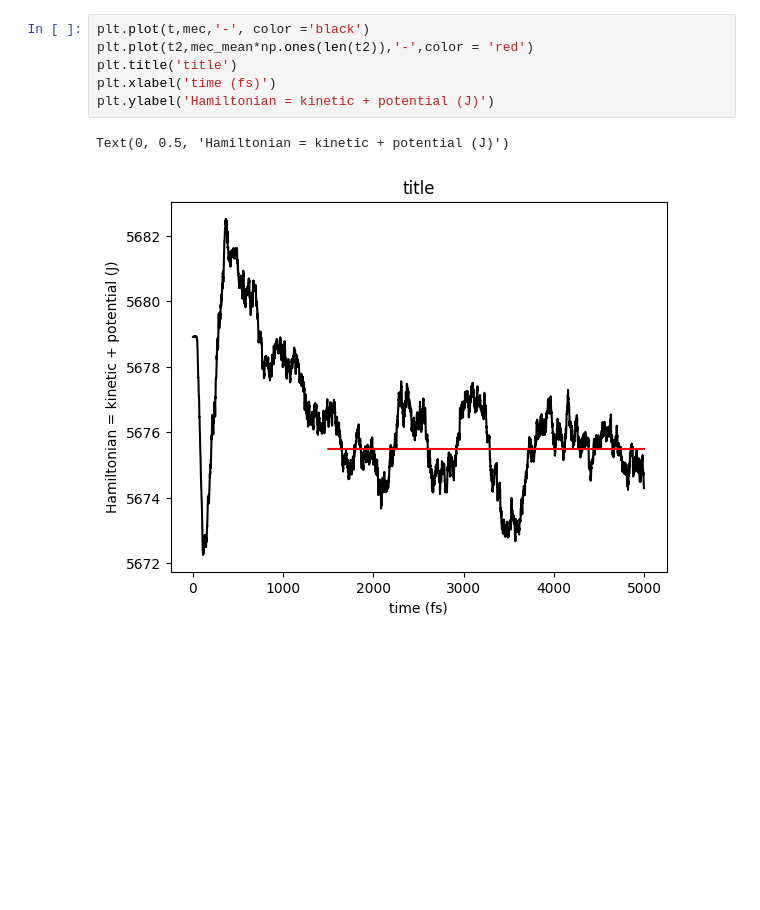
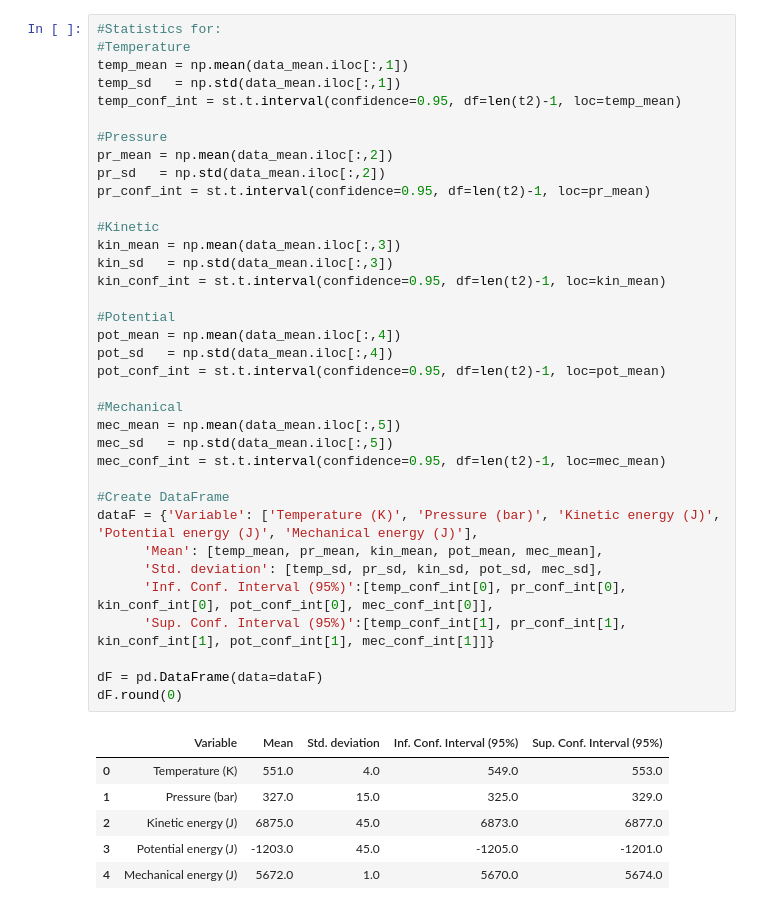
Before and after one commit to willc127/equilibrium_statistical_mechanics, a Jupyter notebook: graphs.ipynb, the cells around one changed output. Drawn from its saved outputs; the diff is of its cells as text; blank space fills up the shorter version.

```diff
--- a/graphs.ipynb
+++ b/graphs.ipynb
@@ -99,9 +49,43 @@ Text(0, 0.5, 'Potential energy (J)')
-# %%
-plt.plot(t,mec,'-', color ='black')
-plt.plot(t2,mec_mean*np.ones(len(t2)),'-',color = 'red')
-plt.title('title')
-plt.xlabel('time (fs)')
-plt.ylabel('Hamiltonian = kinetic + potential (J)')
-# %% [output]
-Text(0, 0.5, 'Hamiltonian = kinetic + potential (J)')
-[figure, removed]
+# %%
+#Statistics for:
+#Temperature
+temp_mean = np.mean(data_mean.iloc[:,1])
+temp_sd   = np.std(data_mean.iloc[:,1])
+temp_conf_int = st.t.interval(confidence=0.95, df=len(t2)-1, loc=temp_mean)
+
+#Pressure
+pr_mean = np.mean(data_mean.iloc[:,2])
+pr_sd   = np.std(data_mean.iloc[:,2])
+pr_conf_int = st.t.interval(confidence=0.95, df=len(t2)-1, loc=pr_mean)
+
+#Kinetic
+kin_mean = np.mean(data_mean.iloc[:,3])
+kin_sd   = np.std(data_mean.iloc[:,3])
+kin_conf_int = st.t.interval(confidence=0.95, df=len(t2)-1, loc=kin_mean)
+
+#Potential
+pot_mean = np.mean(data_mean.iloc[:,4])
+pot_sd   = np.std(data_mean.iloc[:,4])
+pot_conf_int = st.t.interval(confidence=0.95, df=len(t2)-1, loc=pot_mean)
+
+#Mechanical
+mec_mean = np.mean(data_mean.iloc[:,5])
+mec_sd   = np.std(data_mean.iloc[:,5])
+mec_conf_int = st.t.interval(confidence=0.95, df=len(t2)-1, loc=mec_mean)
+
+#Create DataFrame
+dataF = {'Variable': ['Temperature (K)', 'Pressure (bar)', 'Kinetic energy (J)', 'Potential energy (J)', 'Mechanical energy (J)'],
+      'Mean': [temp_mean, pr_mean, kin_mean, pot_mean, mec_mean],
+      'Std. deviation': [temp_sd, pr_sd, kin_sd, pot_sd, mec_sd],
+      'Inf. Conf. Interval (95%)':[temp_conf_int[0], pr_conf_int[0], kin_conf_int[0], pot_conf_int[0], mec_conf_int[0]],
+      'Sup. Conf. Interval (95%)':[temp_conf_int[1], pr_conf_int[1], kin_conf_int[1], pot_conf_int[1], mec_conf_int[1]]}
+
+dF = pd.DataFrame(data=dataF)
+dF.round(0)
+# %% [output]
+|  | Variable | Mean | Std. deviation | Inf. Conf. Interval (95%) | Sup. Conf. Interval (95%) |
+| 0 | Temperature (K) | 551.0 | 4.0 | 549.0 | 553.0 |
+| 1 | Pressure (bar) | 327.0 | 15.0 | 325.0 | 329.0 |
+| 2 | Kinetic energy (J) | 6875.0 | 45.0 | 6873.0 | 6877.0 |
+| 3 | Potential energy (J) | -1203.0 | 45.0 | -1205.0 | -1201.0 |
+| 4 | Mechanical energy (J) | 5672.0 | 1.0 | 5670.0 | 5674.0 |
```
Also changed, not shown: parts of 8 cells of this notebook, 13 other files.
